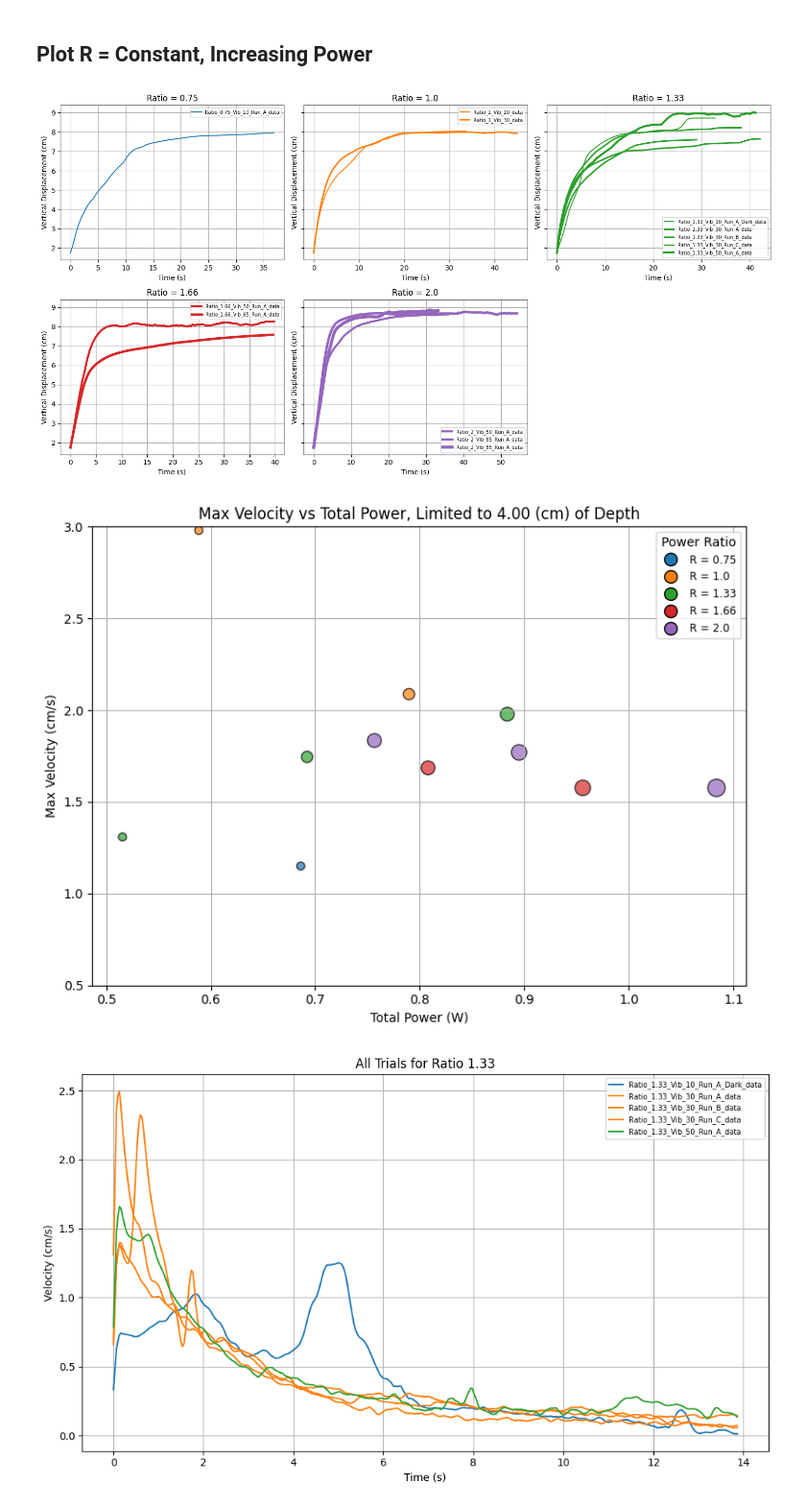
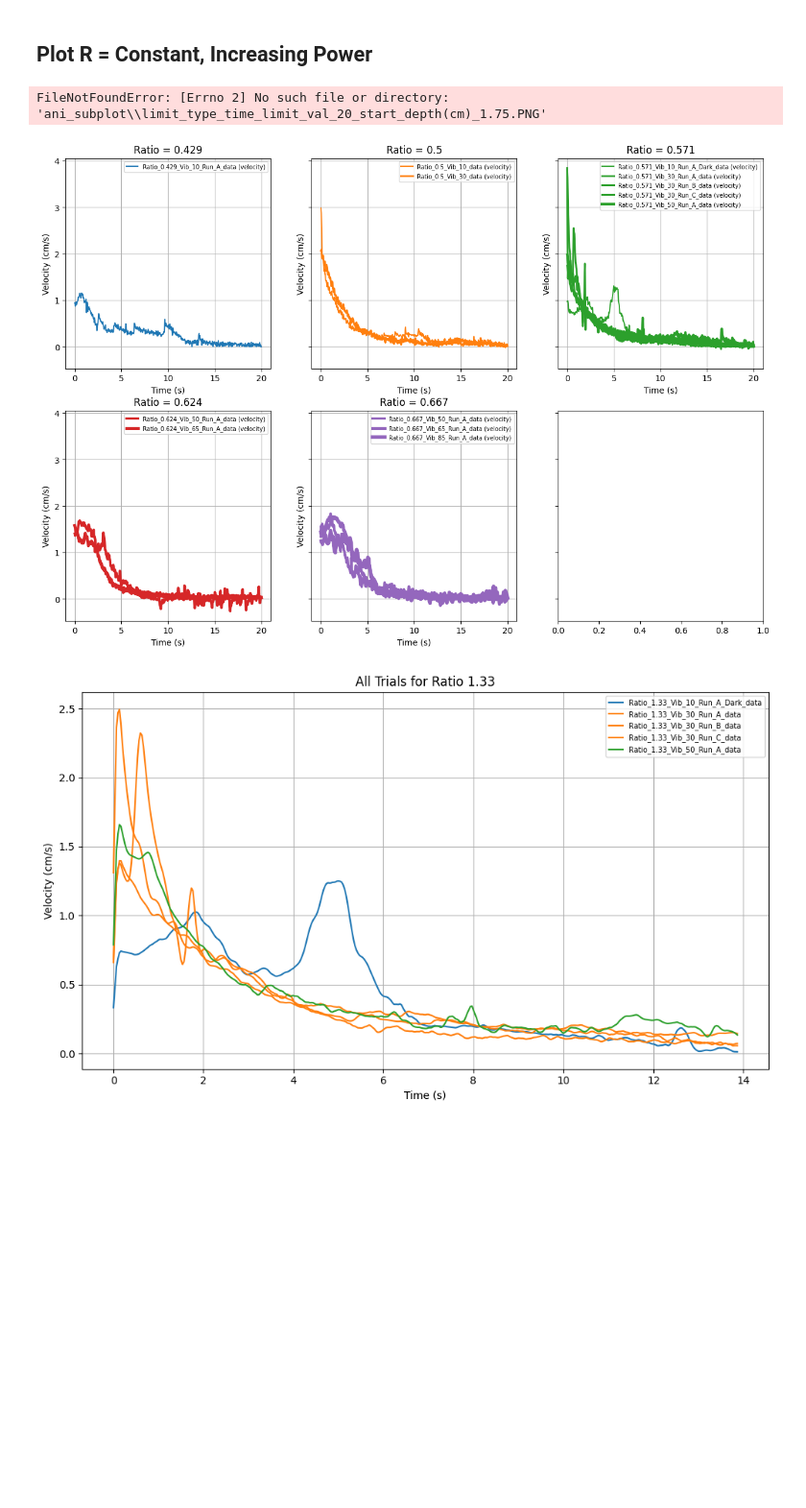
Before and after one commit to OzzysMess/clamming, a Jupyter notebook: VibratorCompare.ipynb, the cells around one changed output. Shown at 96% size. Drawn from its saved outputs; the diff is of its cells as text; code cells hidden in the pictures; blank space fills up the shorter version.

```diff
--- a/VibratorCompare.ipynb
+++ b/VibratorCompare.ipynb
@@ -14,7 +14,7 @@ from ipywidgets import interact
 from scipy.signal import savgol_filter
 # %%
 # --- CONFIG ---
-folder_path =  r"C:\Users\La Calculadora\Documents\Illimited\VibData"
+folder_path =  "Data"
 ext = ".pkl"
 
 # --- Gather all pickle files ---
@@ -187,7 +187,7 @@ def plot_trials_by_ratio_subplots(results, vib_power_map, ppcm=31.5,
     cols = math.ceil(num_ratios**0.5)
     rows = math.ceil(num_ratios / cols)
 
-    fig, axes = plt.subplots(rows, cols, figsize=(cols*5, rows*4), sharex=False, sharey=True)
+    fig, axes = plt.subplots(rows, cols, figsize=(cols*5, rows*5), sharex=False, sharey=True)
     axes = axes.flatten()
 
     for i, ratio in enumerate(unique_ratios):
@@ -364,14 +364,14 @@ def plot_trials_by_ratio_subplots(results, vib_power_map, ppcm=31.5,
 # %%
 # @interact(a=(1,5,0.1))
 # def animate(a=1):
 plot_trials_by_ratio_subplots(results, vib_power_map, ppcm=ppcm,
-                              limit_type='none', limit_val=4,
-                              x_axis_type='time', plot_derivative=False,
+                              limit_type='time', limit_val=20,
+                              x_axis_type='time', plot_derivative=True,
                             start_disp_threshold_cm=1.75, max=True,
                             w_size=11, poly_o=2)
 # %% [output]
+FileNotFoundError: [Errno 2] No such file or directory: 'ani_subplot\\limit_type_time_limit_val_20_start_depth(cm)_1.75.PNG'
-[figure, old version]
+[figure, new version]
-[figure, removed]
 # %%
 def compare_trials_by_ratio(
     results, target_ratio=1.33, ppcm=31.5, start_disp_threshold_cm=0,
```
Also changed, not shown: parts of 3 cells of this notebook, 30 other files.
